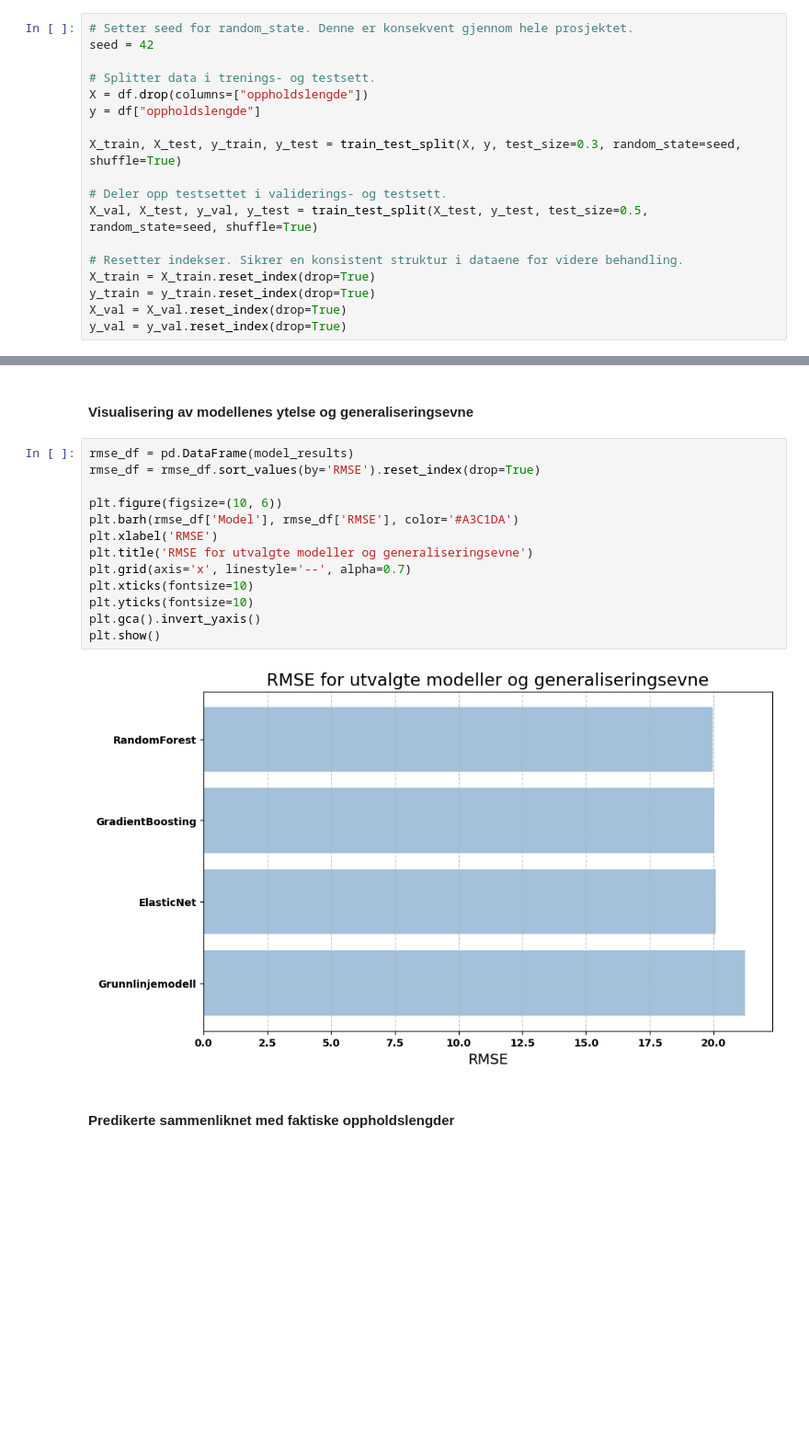
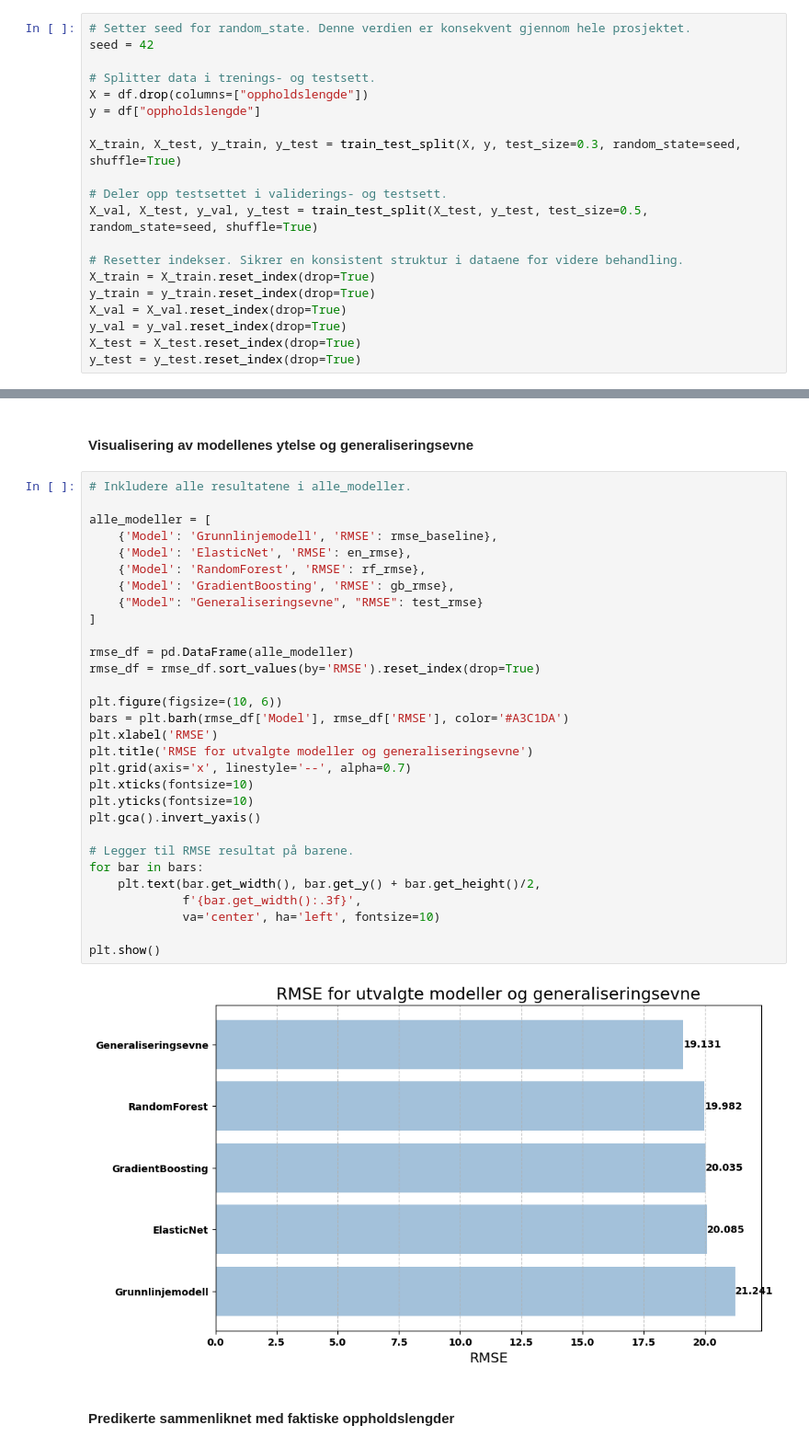
Before and after one commit to AnSloge/Predikasjon-av-oppholdslengde-p-sykehus, a Jupyter notebook: Ferdig_analyse.ipynb, the cells around one changed output, grey strips where cells are left out. Shown at 92% size. Drawn from its saved outputs; the diff is of its cells as text; blank space fills up the shorter version.

```diff
--- a/Ferdig_analyse.ipynb
+++ b/Ferdig_analyse.ipynb
@@ -312,7 +294,7 @@ df = df.drop(columns=irrelevant_columns, axis=1)
 # %% [markdown]
 #### Deler inn i trenings-, validerings- og testdata
 # %%
-# Setter seed for random_state. Denne er konsekvent gjennom hele prosjektet.
+# Setter seed for random_state. Denne verdien er konsekvent gjennom hele prosjektet.
 seed = 42
 
 # Splitter data i trenings- og testsett.
@@ -329,6 +311,8 @@ X_train = X_train.reset_index(drop=True)
 y_train = y_train.reset_index(drop=True)
 X_val = X_val.reset_index(drop=True)
 y_val = y_val.reset_index(drop=True)
+X_test = X_test.reset_index(drop=True)
+y_test = y_test.reset_index(drop=True)
 # %% [markdown]
 #### Feature engineering
 # %%
@@ -944,20 +932,37 @@ Test RMSE for beste modell (random_forest): 19.130643601108797
 # %% [markdown]
 #### Visualisering av modellenes ytelse og generaliseringsevne
 # %%
-rmse_df = pd.DataFrame(model_results)
+# Inkludere alle resultatene i alle_modeller.
+
+alle_modeller = [
+    {'Model': 'Grunnlinjemodell', 'RMSE': rmse_baseline},
+    {'Model': 'ElasticNet', 'RMSE': en_rmse},
+    {'Model': 'RandomForest', 'RMSE': rf_rmse},
+    {'Model': 'GradientBoosting', 'RMSE': gb_rmse},
+    {"Model": "Generaliseringsevne", "RMSE": test_rmse}
+]
+
+rmse_df = pd.DataFrame(alle_modeller)
 rmse_df = rmse_df.sort_values(by='RMSE').reset_index(drop=True)
 
 plt.figure(figsize=(10, 6))
-plt.barh(rmse_df['Model'], rmse_df['RMSE'], color='#A3C1DA')
+bars = plt.barh(rmse_df['Model'], rmse_df['RMSE'], color='#A3C1DA')
 plt.xlabel('RMSE')
 plt.title('RMSE for utvalgte modeller og generaliseringsevne')
 plt.grid(axis='x', linestyle='--', alpha=0.7)
 plt.xticks(fontsize=10)
 plt.yticks(fontsize=10)
 plt.gca().invert_yaxis()
+
+# Legger til RMSE resultat på barene.
+for bar in bars:
+    plt.text(bar.get_width(), bar.get_y() + bar.get_height()/2,
+             f'{bar.get_width():.3f}',
+             va='center', ha='left', fontsize=10)
+
 plt.show()
 # %% [output]
-[figure, old version]
+[figure, new version]
 # %% [markdown]
 #### Predikerte sammenliknet med faktiske oppholdslengder
 # %%
```
Also changed, not shown: parts of 43 cells of this notebook, 5 other files.
